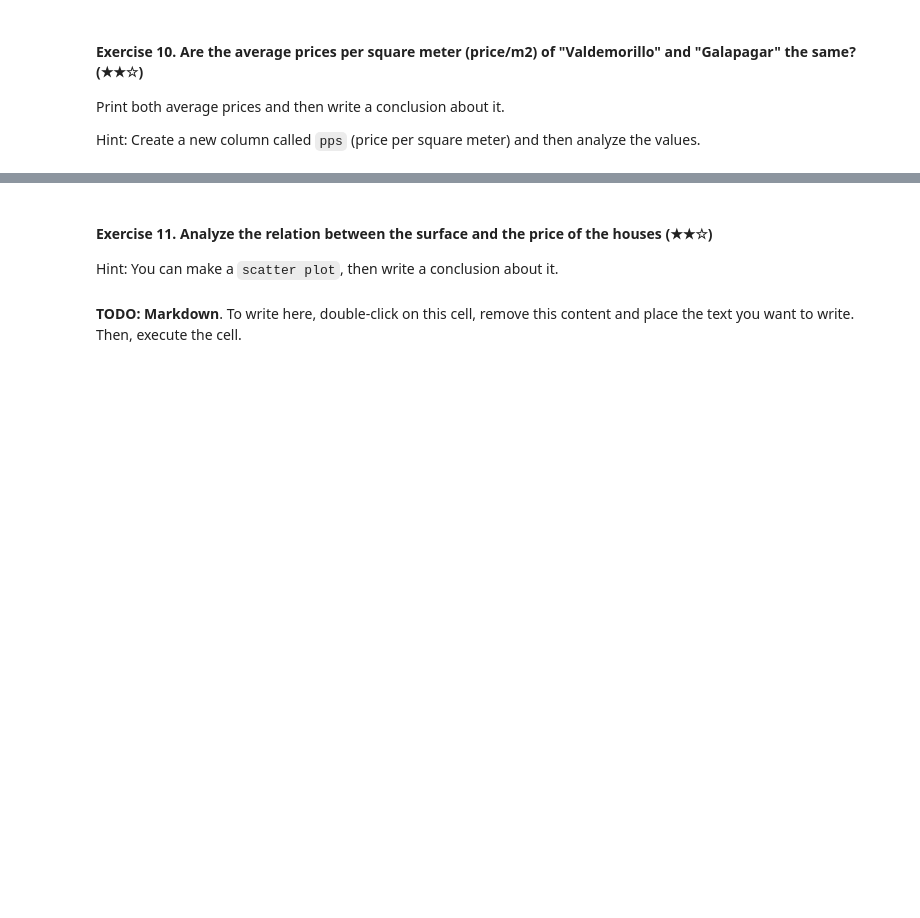
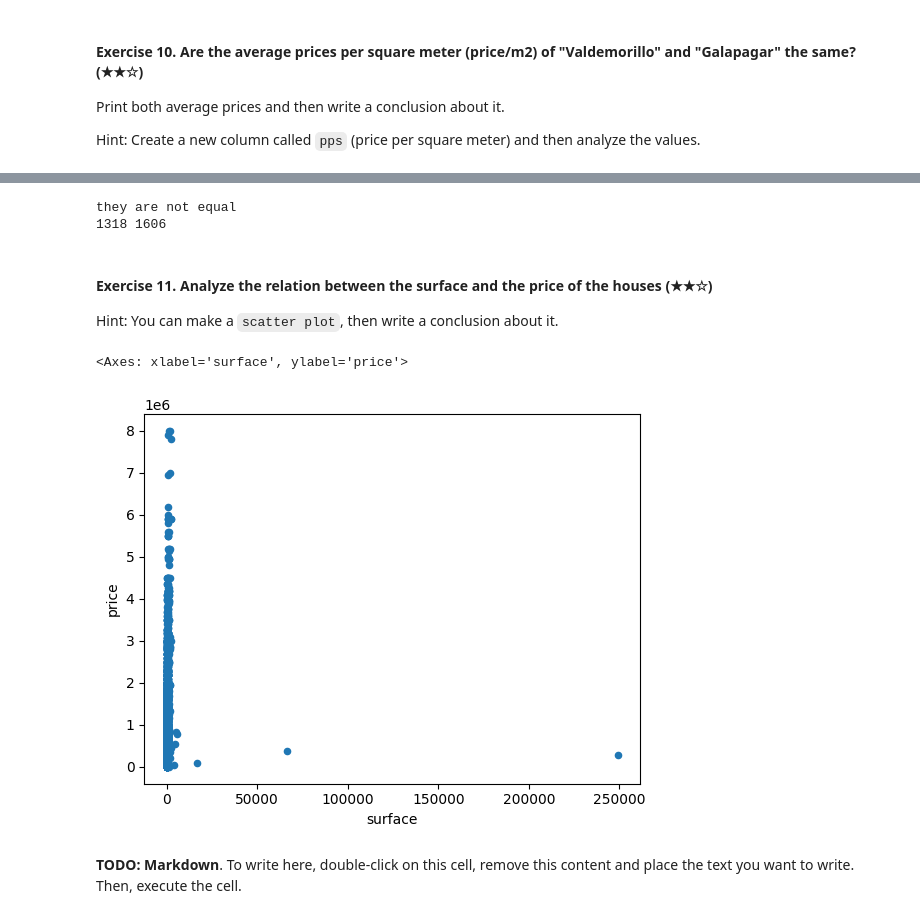
Before and after one commit to aozdl/realestate-datacleanup-exercise, a Jupyter notebook: project.ipynb, the cells around one changed output, grey strips where cells are left out. Saved outputs shown, nothing was run; the diff lists cells and outputs as text; code cells hidden in the pictures; blank space fills up the shorter version.

```diff
--- a/project.ipynb
+++ b/project.ipynb
@@ -222,3 +233,6 @@ Print both average prices and then write a conclusion about them.
 Print both average prices and then write a conclusion about it.
 
 Hint: Create a new column called `pps` (price per square meter) and then analyze the values.
+# %%
+ds["ppm"] = ds["price"] / ds["surface"]
+ds
@@ -225,11 +253,23 @@ Hint: Create a new column called `pps` (price per square meter) and then analyze
 # %%
-# TODO
+ppm_valdemorillo = round(ds[ds["level5"] == "Valdemorillo"]["ppm"].mean())
+ppm_galapagar = round(ds[ds["level5"] == "Galapagar"]["ppm"].mean())
+if ppm_galapagar == ppm_valdemorillo:
+    print("they are equal")
+else:
+    print("they are not equal")
+print (ppm_valdemorillo,ppm_galapagar)
+# %% [output]
+they are not equal
+1318 1606
 # %% [markdown]
 #### Exercise 11. Analyze the relation between the surface and the price of the houses (★★☆)
 
 Hint: You can make a `scatter plot`, then write a conclusion about it.
 # %%
-# TODO: Code
+ds.plot.scatter(x="surface", y="price")
+# %% [output]
+<Axes: xlabel='surface', ylabel='price'>
+[figure, added]
 # %% [markdown]
 **TODO: Markdown**. To write here, double-click on this cell, remove this content and place the text you want to write. Then, execute the cell.
 # %% [markdown]
```
Also changed, not shown: parts of 2 cells of this notebook.
